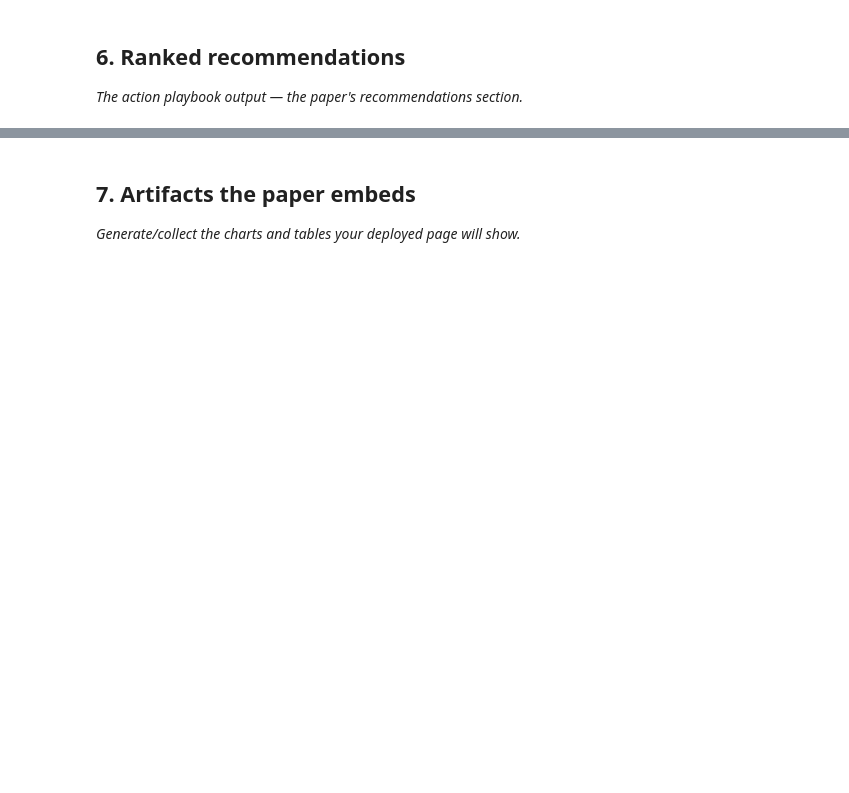
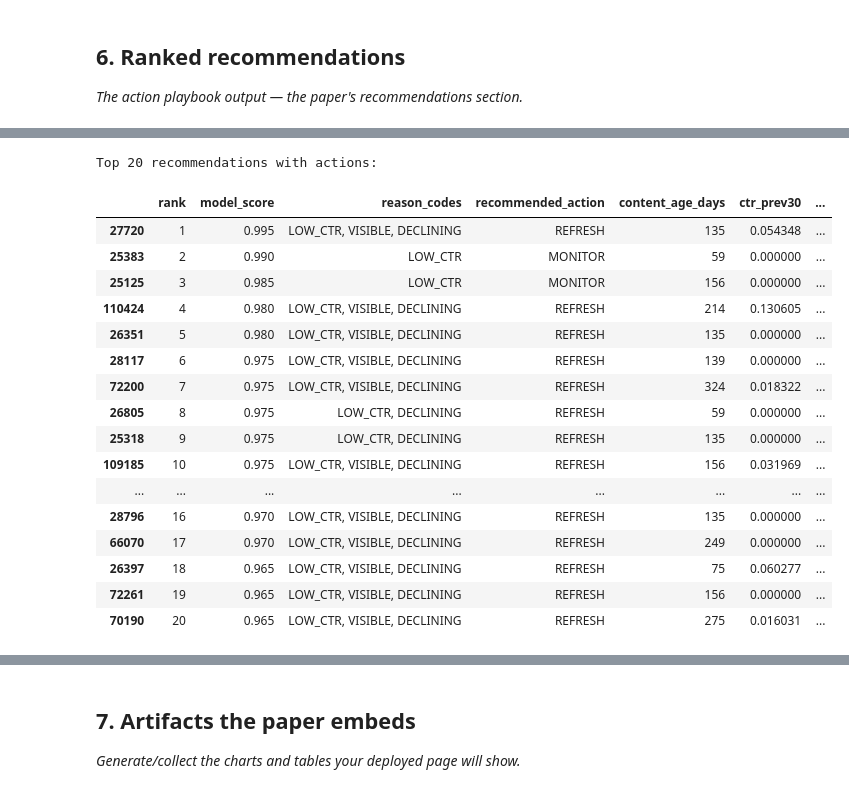
Before and after one commit to Ravikiranbathe/flyrank-ai, a Jupyter notebook: work/notebooks/capstone.ipynb, the cells around one changed output, grey strips where cells are left out. Cells and saved outputs as stored; diff of their text form; code cells hidden in the pictures; blank space fills up the shorter version.

```diff
--- a/work/notebooks/capstone.ipynb
+++ b/work/notebooks/capstone.ipynb
@@ -16,0 +761,15 @@ This skeleton is yours to fill. Work the sections **in order** — each one has
+# %%
+# Train the first ML model on the honest client-grouped split
+
+from sklearn.ensemble import RandomForestClassifier
+
+rf_model = RandomForestClassifier(
+    n_estimators=200,
+    random_state=42,
+    n_jobs=-1,
+    class_weight="balanced"
+)
+
+rf_model.fit(X_train, y_train)
+
+print("Random Forest trained successfully.")
@@ -32,0 +1108,61 @@ This skeleton is yours to fill. Work the sections **in order** — each one has
+# %%
+# Add an action recommendation to each ranked page
+
+def get_action(row):
+    reasons = row["reason_codes"]
+
+    if "DECLINING" in reasons and "LOW_CTR" in reasons:
+        return "REFRESH"
+
+    if "DECLINING" in reasons:
+        return "REVIEW"
+
+    if "LOW_CTR" in reasons and "VISIBLE" in reasons:
+        return "REVIEW"
+
+    if "VISIBLE" in reasons:
+        return "MONITOR"
+
+    return "MONITOR"
+
+
+recommendations["recommended_action"] = recommendations.apply(
+    get_action,
+    axis=1
+)
+
+print("Top 20 recommendations with actions:")
+
+display(
+    recommendations[
+        [
+            "rank",
+            "model_score",
+            "reason_codes",
+            "recommended_action",
+            "content_age_days",
+            "ctr_prev30",
+            "impressions_prev30",
+            "trend_pct_baseline"
+        ]
+    ]
+)
+# %% [output]
+Top 20 recommendations with actions:
+|  | rank | model_score | reason_codes | recommended_action | content_age_days | ctr_prev30 | ... |
+| 27720 | 1 | 0.995 | LOW_CTR, VISIBLE, DECLINING | REFRESH | 135 | 0.054348 | ... |
+| 25383 | 2 | 0.990 | LOW_CTR | MONITOR | 59 | 0.000000 | ... |
+| 25125 | 3 | 0.985 | LOW_CTR | MONITOR | 156 | 0.000000 | ... |
+| 110424 | 4 | 0.980 | LOW_CTR, VISIBLE, DECLINING | REFRESH | 214 | 0.130605 | ... |
+| 26351 | 5 | 0.980 | LOW_CTR, VISIBLE, DECLINING | REFRESH | 135 | 0.000000 | ... |
+| 28117 | 6 | 0.975 | LOW_CTR, VISIBLE, DECLINING | REFRESH | 139 | 0.000000 | ... |
+| 72200 | 7 | 0.975 | LOW_CTR, VISIBLE, DECLINING | REFRESH | 324 | 0.018322 | ... |
+| 26805 | 8 | 0.975 | LOW_CTR, DECLINING | REFRESH | 59 | 0.000000 | ... |
+| 25318 | 9 | 0.975 | LOW_CTR, DECLINING | REFRESH | 135 | 0.000000 | ... |
+| 109185 | 10 | 0.975 | LOW_CTR, VISIBLE, DECLINING | REFRESH | 156 | 0.031969 | ... |
+| ... | ... | ... | ... | ... | ... | ... | ... |
+| 28796 | 16 | 0.970 | LOW_CTR, VISIBLE, DECLINING | REFRESH | 135 | 0.000000 | ... |
+| 66070 | 17 | 0.970 | LOW_CTR, VISIBLE, DECLINING | REFRESH | 249 | 0.000000 | ... |
+| 26397 | 18 | 0.965 | LOW_CTR, VISIBLE, DECLINING | REFRESH | 75 | 0.060277 | ... |
+| 72261 | 19 | 0.965 | LOW_CTR, VISIBLE, DECLINING | REFRESH | 156 | 0.000000 | ... |
+| 70190 | 20 | 0.965 | LOW_CTR, VISIBLE, DECLINING | REFRESH | 275 | 0.016031 | ... |
```
Also changed, not shown: parts of 34 cells of this notebook.
